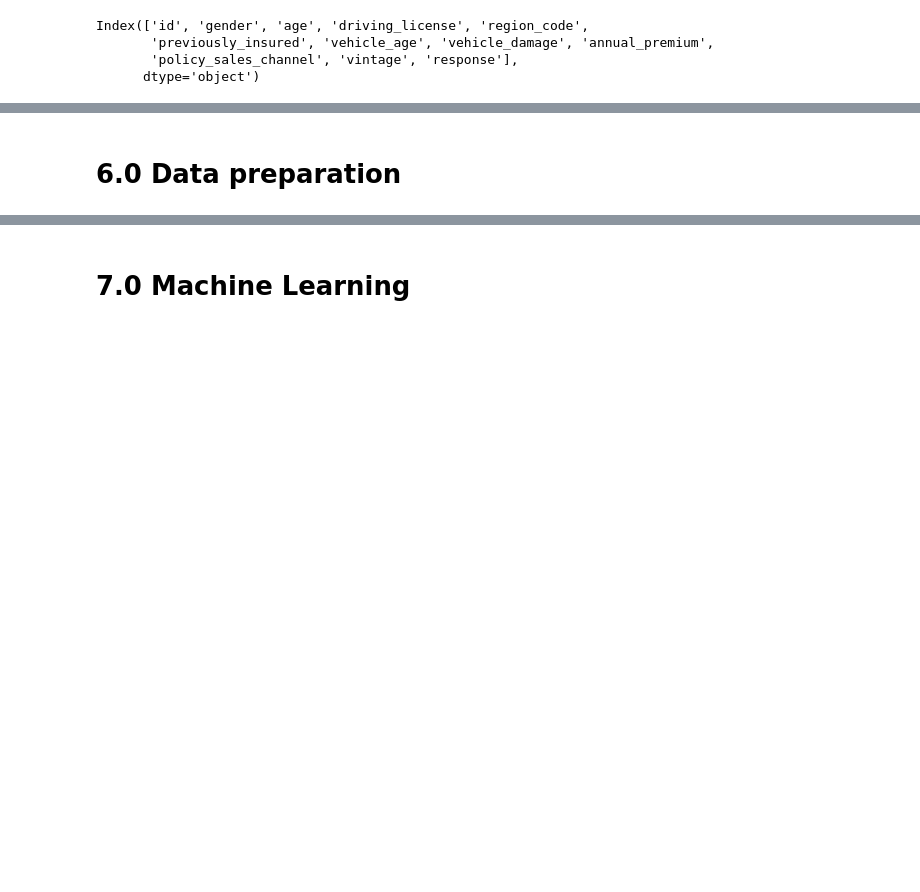
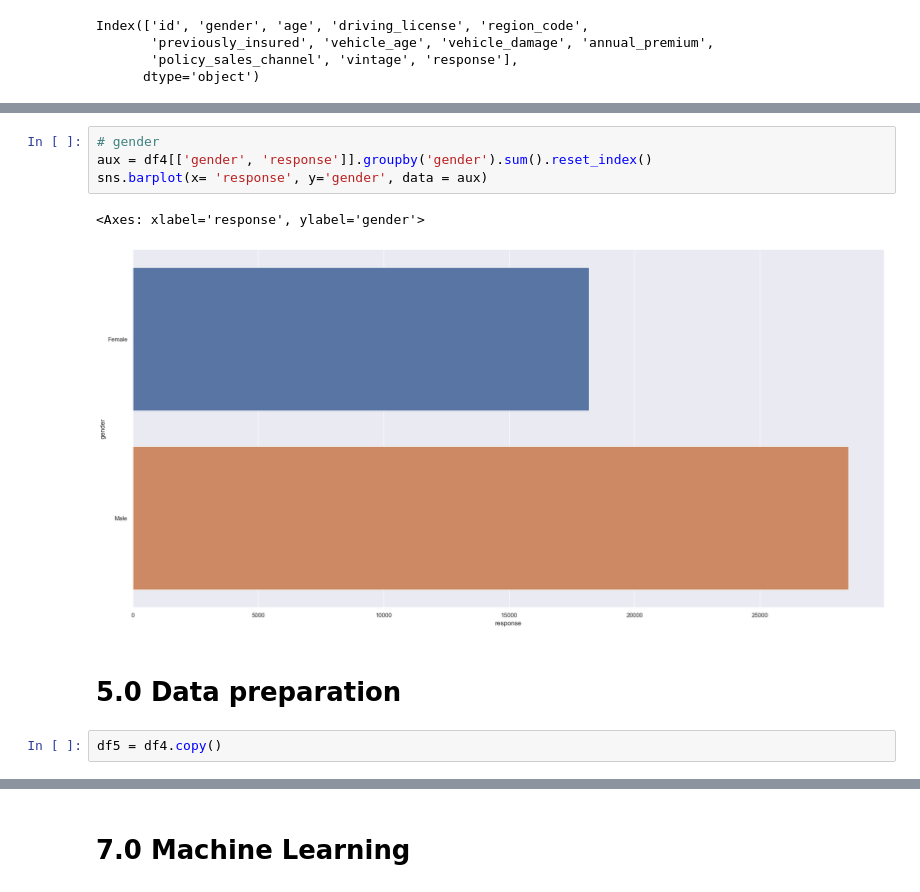
Before and after one commit to franciscofijamo/Health_Insurance_Cross_Sell, a Jupyter notebook: health_insurance_cross_sell/notebooks/1.0.fc_health_insurance_cross_sell-1.ipynb, the cells around one changed output, grey strips where cells are left out. Drawn from its saved outputs; the diff is of its cells as text; blank space fills up the shorter version.

```diff
--- a/health_insurance_cross_sell/notebooks/1.0.fc_health_insurance_cross_sell-1.ipynb
+++ b/health_insurance_cross_sell/notebooks/1.0.fc_health_insurance_cross_sell-1.ipynb
@@ -320,2 +308,11 @@ AttributeError: 'DataFrame' object has no attribute 'smoker'
+# %%
+# gender
+aux = df4[['gender', 'response']].groupby('gender').sum().reset_index()
+sns.barplot(x= 'response', y='gender', data = aux)
+# %% [output]
+<Axes: xlabel='response', ylabel='gender'>
+[figure, added]
 # %% [markdown]
-# 6.0 Data preparation
+# 5.0 Data preparation
+# %%
+df5 = df4.copy()
```
Also changed, not shown: parts of 32 cells of this notebook, 1 other file.
